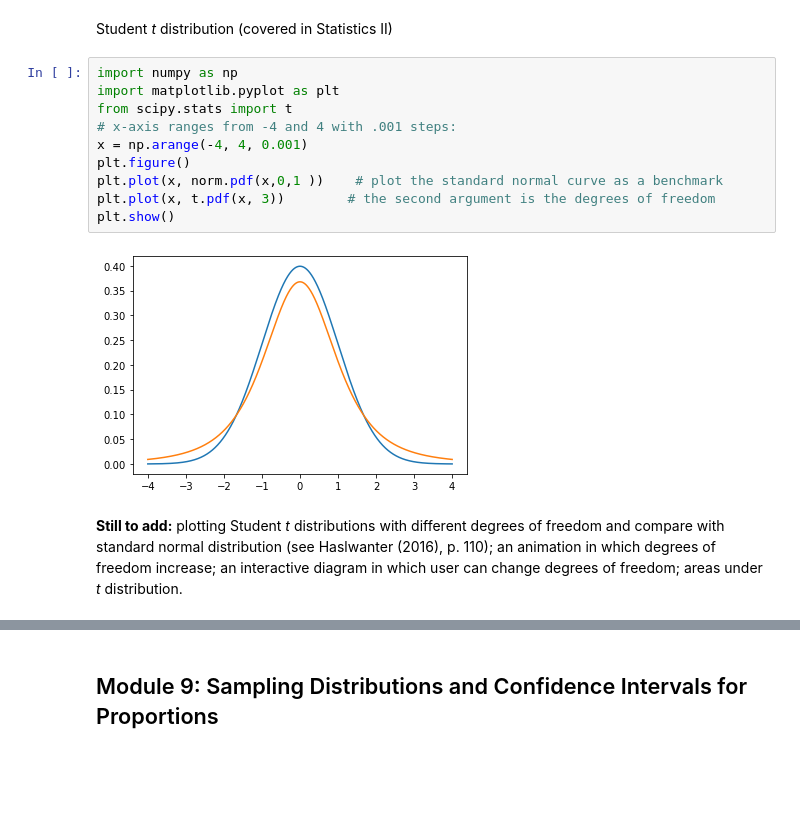
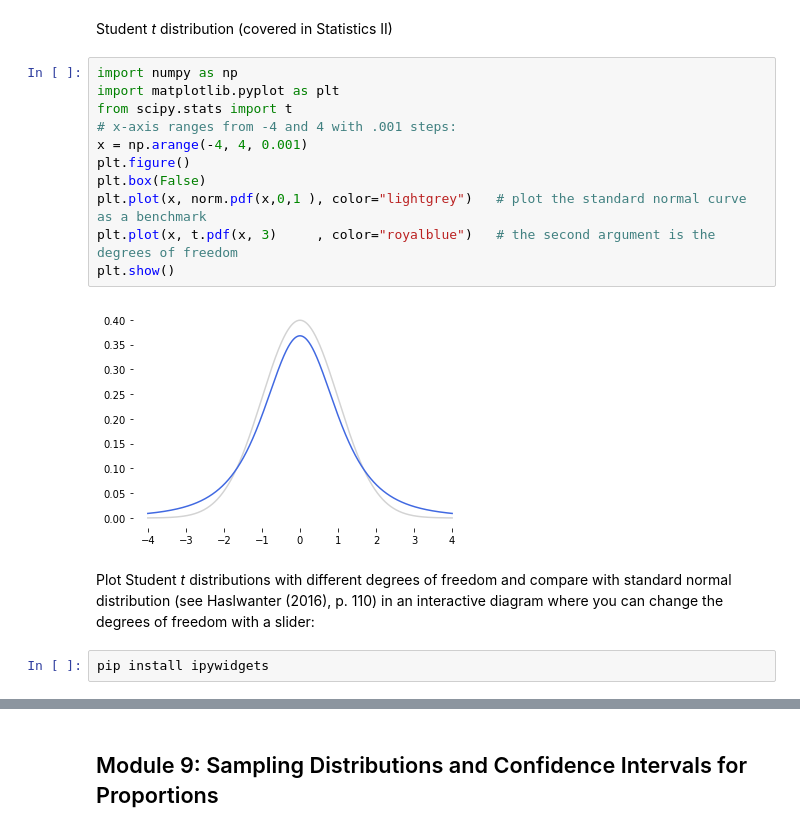
Before and after one commit to luc-hens/luc-hens.github.io, a Jupyter notebook: Statistics-I-using-Python.ipynb, the cells around one changed output, grey strips where cells are left out. Drawn from its saved outputs; the diff is of its cells as text; blank space fills up the shorter version.

```diff
--- a/Statistics-I-using-Python.ipynb
+++ b/Statistics-I-using-Python.ipynb
@@ -794,14 +796,17 @@ Student *t* distribution (covered in Statistics II)
 # %%
 import numpy as np
 import matplotlib.pyplot as plt
 from scipy.stats import t
 # x-axis ranges from -4 and 4 with .001 steps:
 x = np.arange(-4, 4, 0.001)
 plt.figure()
-plt.plot(x, norm.pdf(x,0,1 ))    # plot the standard normal curve as a benchmark
-plt.plot(x, t.pdf(x, 3))        # the second argument is the degrees of freedom
+plt.box(False)
+plt.plot(x, norm.pdf(x,0,1 ), color="lightgrey")   # plot the standard normal curve as a benchmark
+plt.plot(x, t.pdf(x, 3)     , color="royalblue")   # the second argument is the degrees of freedom
 plt.show()
 # %% [output]
-[figure, old version]
+[figure, new version]
 # %% [markdown]
-**Still to add:** plotting Student *t* distributions with different degrees of freedom and compare with standard normal distribution (see Haslwanter (2016), p. 110); an animation in which degrees of freedom increase; an interactive diagram in which user can change degrees of freedom; areas under *t* distribution.
+Plot Student *t* distributions with different degrees of freedom and compare with standard normal distribution (see Haslwanter (2016), p. 110) in an interactive diagram where you can change the degrees of freedom with a slider:
+# %%
+pip install ipywidgets
```
Also changed, not shown: parts of 6 cells of this notebook.
